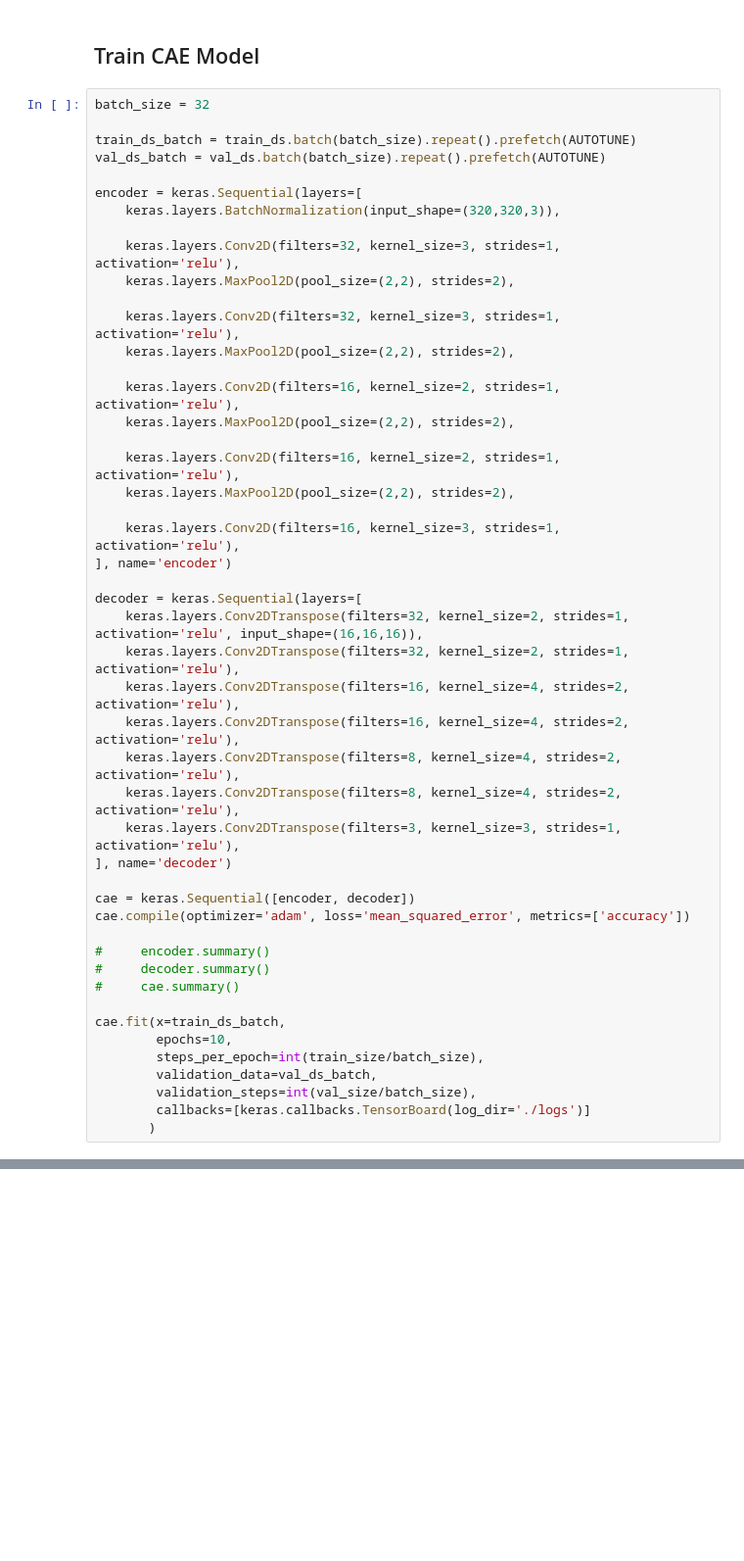
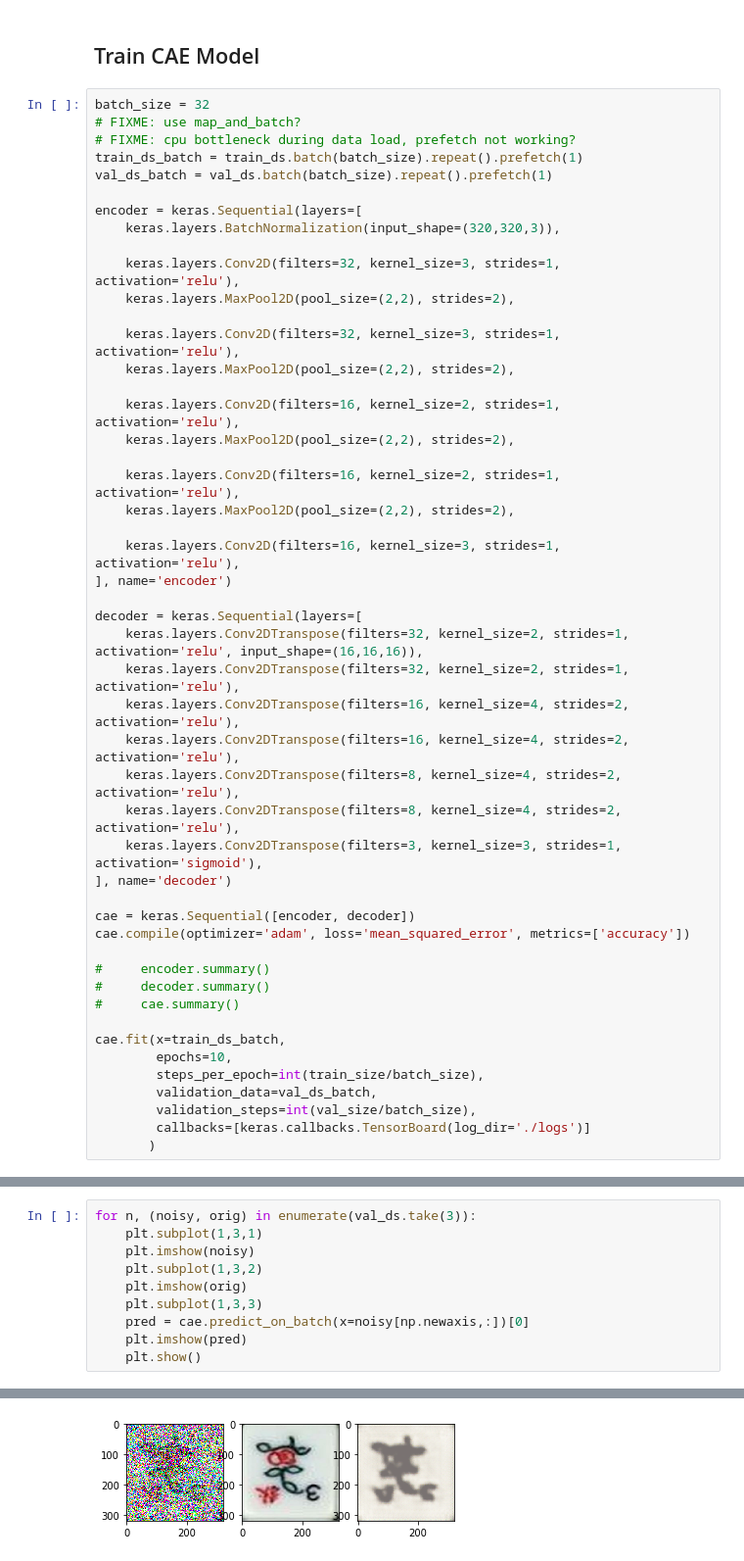
Before and after one commit to elise-ng/COMP4901J_Project, a Jupyter notebook: CAE.ipynb, the cells around one changed output, grey strips where cells are left out. Shown at 98% size. Drawn from its saved outputs; the diff is of its cells as text; blank space fills up the shorter version.

```diff
--- a/CAE.ipynb
+++ b/CAE.ipynb
@@ -153,9 +161,10 @@ test_ds = test_ds.skip(val_size)
 ## Train CAE Model
 # %%
 batch_size = 32
-
-train_ds_batch = train_ds.batch(batch_size).repeat().prefetch(AUTOTUNE)
-val_ds_batch = val_ds.batch(batch_size).repeat().prefetch(AUTOTUNE)
+# FIXME: use map_and_batch?
+# FIXME: cpu bottleneck during data load, prefetch not working?
+train_ds_batch = train_ds.batch(batch_size).repeat().prefetch(1)
+val_ds_batch = val_ds.batch(batch_size).repeat().prefetch(1)
 
 encoder = keras.Sequential(layers=[
     keras.layers.BatchNormalization(input_shape=(320,320,3)),
@@ -182,7 +191,7 @@ decoder = keras.Sequential(layers=[
     keras.layers.Conv2DTranspose(filters=16, kernel_size=4, strides=2, activation='relu'),
     keras.layers.Conv2DTranspose(filters=8, kernel_size=4, strides=2, activation='relu'),
     keras.layers.Conv2DTranspose(filters=8, kernel_size=4, strides=2, activation='relu'),
-    keras.layers.Conv2DTranspose(filters=3, kernel_size=3, strides=1, activation='relu'),
+    keras.layers.Conv2DTranspose(filters=3, kernel_size=3, strides=1, activation='sigmoid'),
 ], name='decoder')
 
 cae = keras.Sequential([encoder, decoder])
@@ -211,0 +232,11 @@ UnknownError: Failed to get convolution algorithm. This is probably because cuDN
+# %%
+for n, (noisy, orig) in enumerate(val_ds.take(3)):
+    plt.subplot(1,3,1)
+    plt.imshow(noisy)
+    plt.subplot(1,3,2)
+    plt.imshow(orig)
+    plt.subplot(1,3,3)
+    pred = cae.predict_on_batch(x=noisy[np.newaxis,:])[0]
+    plt.imshow(pred)
+    plt.show()
+# %% [output]
@@ -211,0 +244 @@ UnknownError: Failed to get convolution algorithm. This is probably because cuDN
+[figure, added]
```
Also changed, not shown: parts of 11 cells of this notebook, 21 other files.
